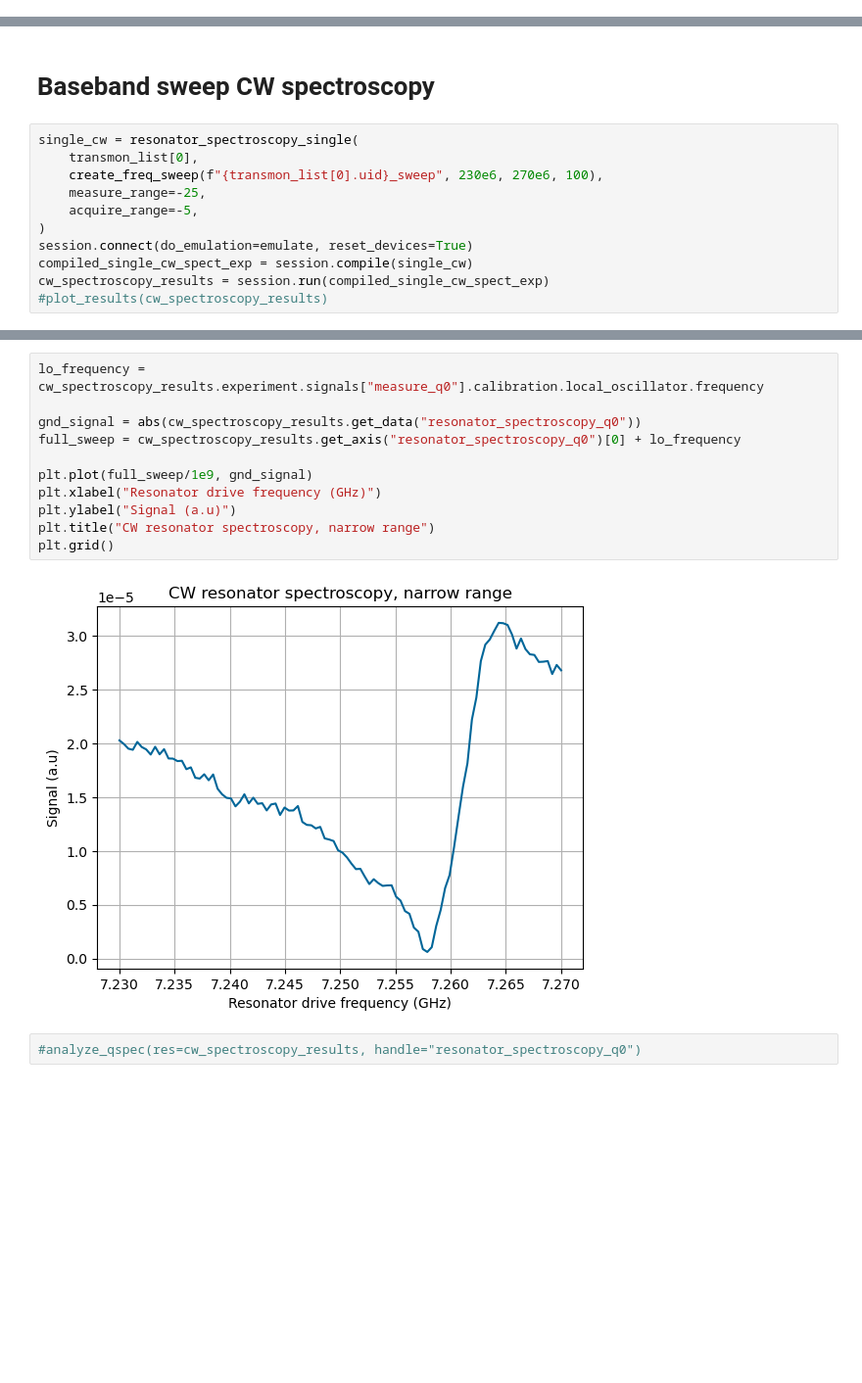
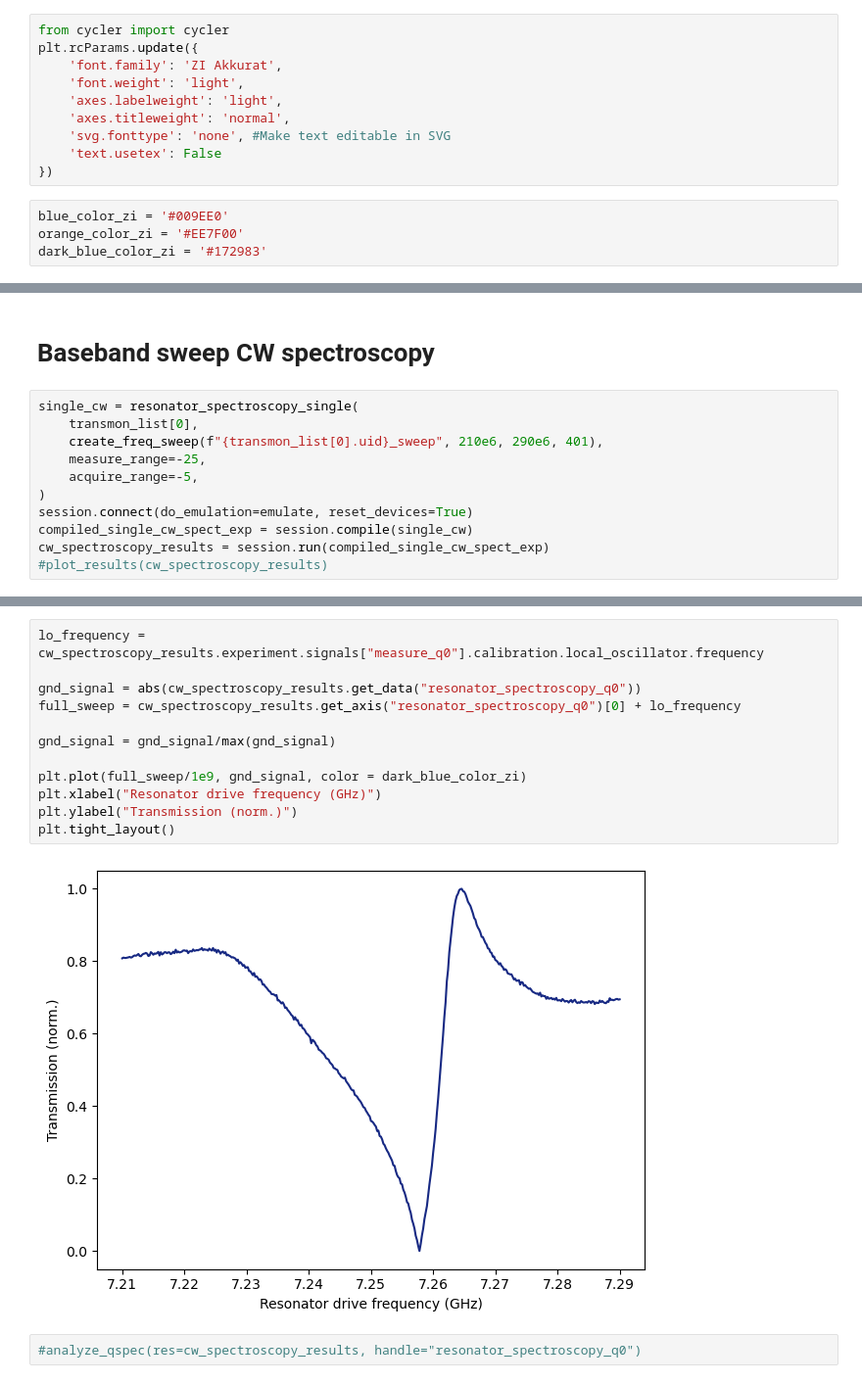
Before and after one commit to ngchihuan/Tune_up_scripts, a Jupyter notebook: Tune_Up_Active_Reset.ipynb, the cells around one changed output, grey strips where cells are left out. Shown at 98% size. Saved outputs shown, nothing was run; the diff lists cells and outputs as text; blank space fills up the shorter version.

```diff
--- a/Tune_Up_Active_Reset.ipynb
+++ b/Tune_Up_Active_Reset.ipynb
@@ -125,6 +125,20 @@ from helpers.experiment_library import (
 import logging
 
 from helpers.experiment_library import qubit_spectroscopy_single
+# %%
+from cycler import cycler
+plt.rcParams.update({
+    'font.family': 'ZI Akkurat',
+    'font.weight': 'light',
+    'axes.labelweight': 'light',
+    'axes.titleweight': 'normal',
+    'svg.fonttype': 'none', #Make text editable in SVG
+    'text.usetex': False
+})
+# %%
+blue_color_zi = '#009EE0'
+orange_color_zi = '#EE7F00'
+dark_blue_color_zi = '#172983'
 # %% [markdown]
 ## 2. Set-up
 # %% [markdown]
@@ -262,7 +276,7 @@ save_results(demo_results_db, cw_spectroscopy_results, "cw_spec_results", "full_
 # %%
 single_cw = resonator_spectroscopy_single(
     transmon_list[0],
-    create_freq_sweep(f"{transmon_list[0].uid}_sweep", 230e6, 270e6, 100),
+    create_freq_sweep(f"{transmon_list[0].uid}_sweep", 210e6, 290e6, 401),
     measure_range=-25,
     acquire_range=-5,
 )
@@ -286,16 +302,17 @@ cw_spectroscopy_results = session.run(compiled_single_cw_spect_exp)
 # %%
 lo_frequency = cw_spectroscopy_results.experiment.signals["measure_q0"].calibration.local_oscillator.frequency
 
 gnd_signal = abs(cw_spectroscopy_results.get_data("resonator_spectroscopy_q0"))
 full_sweep = cw_spectroscopy_results.get_axis("resonator_spectroscopy_q0")[0] + lo_frequency
 
-plt.plot(full_sweep/1e9, gnd_signal)
+gnd_signal = gnd_signal/max(gnd_signal)
+
+plt.plot(full_sweep/1e9, gnd_signal, color = dark_blue_color_zi)
 plt.xlabel("Resonator drive frequency (GHz)")
-plt.ylabel("Signal (a.u)")
-plt.title("CW resonator spectroscopy, narrow range")
-plt.grid()
+plt.ylabel("Transmission (norm.)")
+plt.tight_layout()
 # %% [output]
-[figure, old version]
+[figure, new version]
 # %%
 #analyze_qspec(res=cw_spectroscopy_results, handle="resonator_spectroscopy_q0")
 # %%
```
Also changed, not shown: parts of 72 cells of this notebook, 1 other file.
